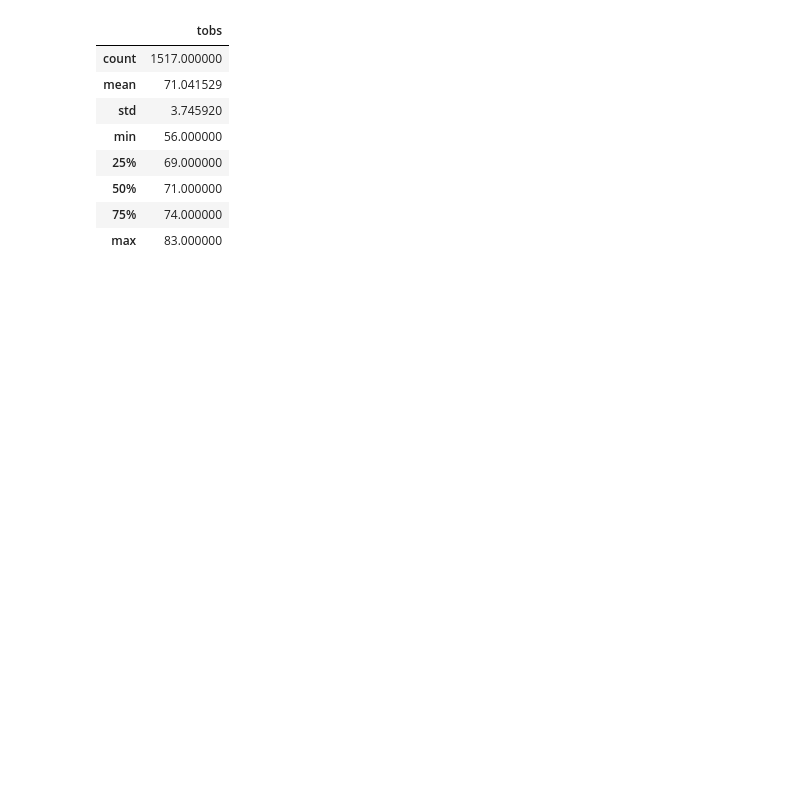
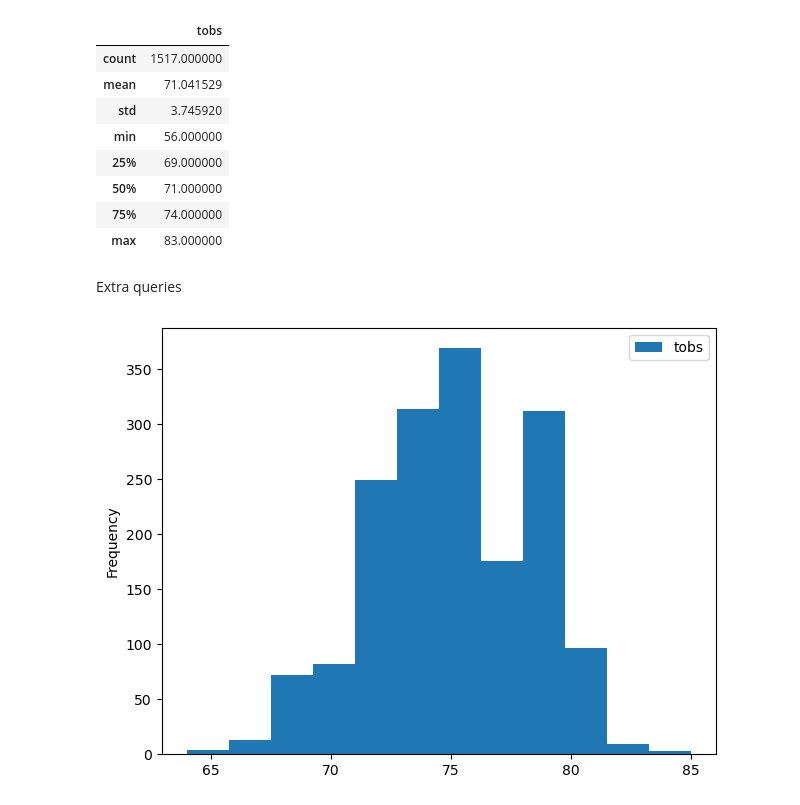
Before and after one commit to bibicortesb/surfs_up, a Jupyter notebook: SurfsUp_Challenge.ipynb, the cells around one changed output. Cells and saved outputs as stored; diff of their text form; code cells hidden in the pictures; blank space fills up the shorter version.

Commit message:
Add plot

```diff
--- a/SurfsUp_Challenge.ipynb
+++ b/SurfsUp_Challenge.ipynb
@@ -193,3 +108,11 @@ df_december.describe()
 # %%
 # 10. Return to your challenge instructions to compare your summary statistics
 #OK
+# %% [markdown]
+Extra queries
+# %%
+#June
+june_df.plot.hist(bins=12)
+plt.tight_layout()
+# %% [output]
+[figure, added]
```
Also changed, not shown: parts of 9 cells of this notebook, 1 other file.
